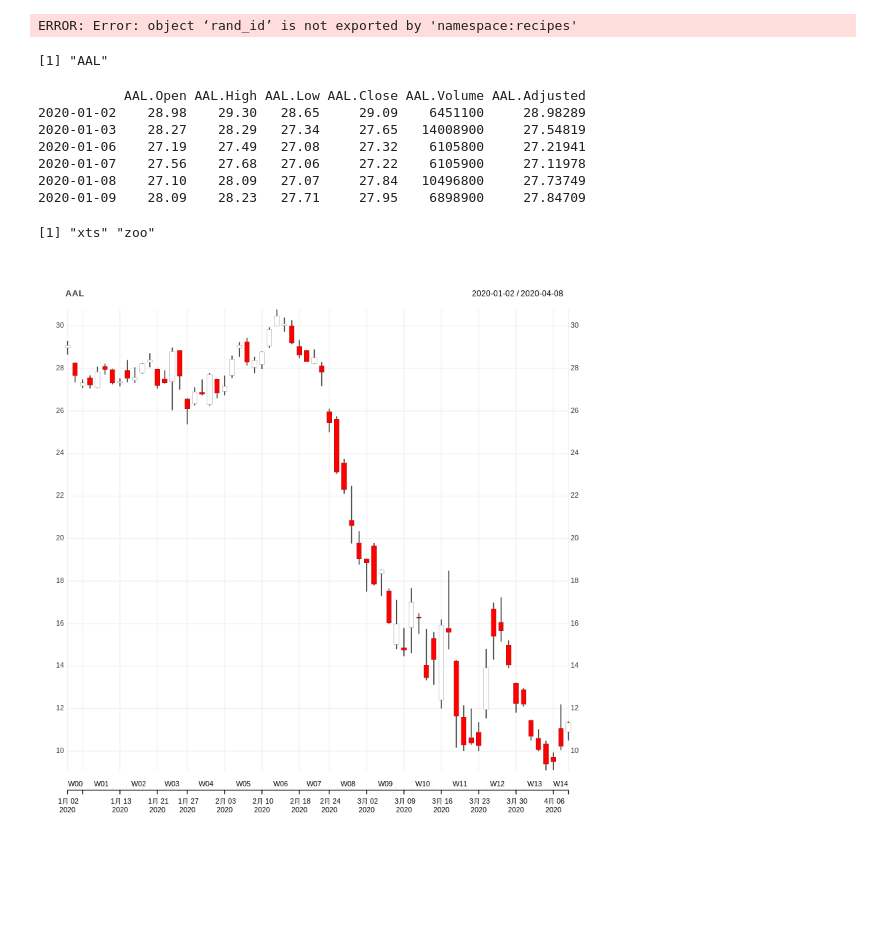
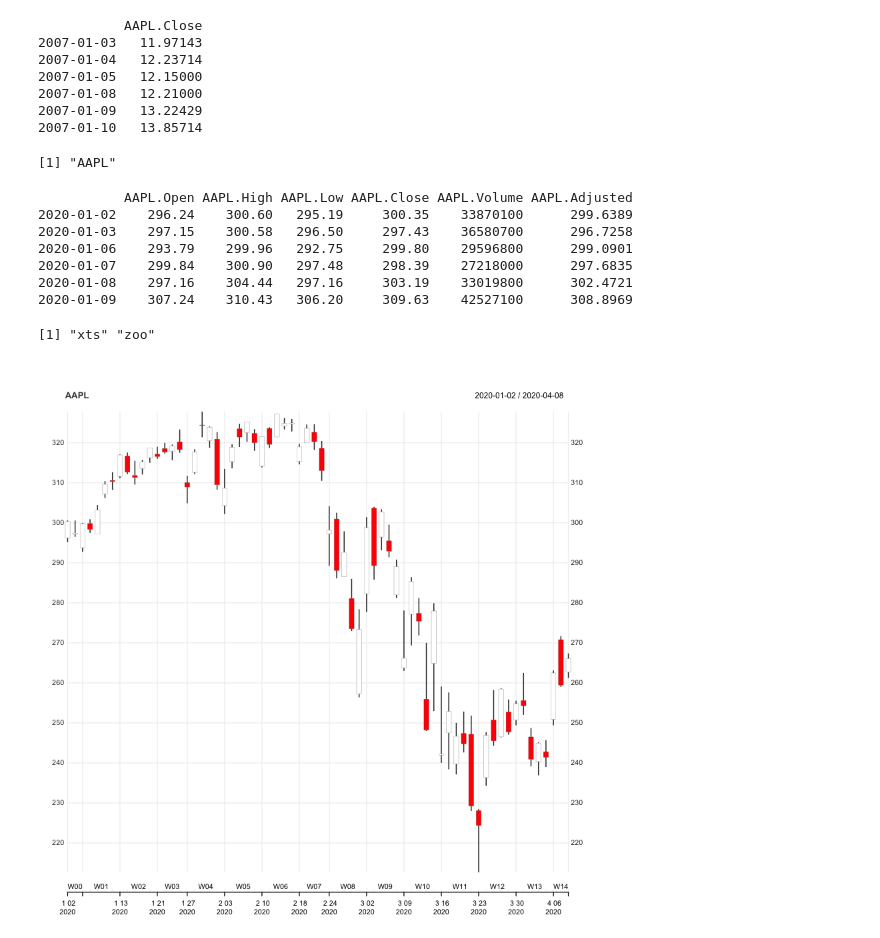
Before and after one commit to zhou-wenbin/WUQ_econ, a Jupyter notebook: analysis result/apple stock analysis.ipynb, the cells around one changed output. Saved outputs shown, nothing was run; the diff lists cells and outputs as text; code cells hidden in the pictures; blank space fills up the shorter version.

```diff
--- a/analysis result/apple stock analysis.ipynb
+++ b/analysis result/apple stock analysis.ipynb
@@ -45,28 +25,36 @@ options("getSymbols.yahoo.warning"=FALSE).
+# %%
+head(aaplClose)
+# %% [output]
+           AAPL.Close
+2007-01-03   11.97143
+2007-01-04   12.23714
+2007-01-05   12.15000
+2007-01-08   12.21000
+2007-01-09   13.22429
+2007-01-10   13.85714
 # %%
-aapl <- tq_get('AAL',
+aapl <- tq_get('AAPL',
                from = "2017-01-01",
                to = "2019-03-01",
                get = "stock.prices")
-# %% [output]
-ERROR: Error: object ‘rand_id’ is not exported by 'namespace:recipes'
 # %%
 options("getSymbols.warning4.0"=FALSE)
 options("getSymbols.yahoo.warning"=FALSE)
 # Downloading Apple price using quantmod
 
-getSymbols("AAL", from = '2020-01-01',
+getSymbols("AAPL", from = '2020-01-01',
            to = "2020-04-09",warnings = FALSE,
            auto.assign = TRUE)
 # %% [output]
-[1] "AAL"
+[1] "AAPL"
 # %%
-head(AAL)
+head(AAPL)
 # %% [output]
-           AAL.Open AAL.High AAL.Low AAL.Close AAL.Volume AAL.Adjusted
-2020-01-02    28.98    29.30   28.65     29.09    6451100     28.98289
-2020-01-03    28.27    28.29   27.34     27.65   14008900     27.54819
-2020-01-06    27.19    27.49   27.08     27.32    6105800     27.21941
-2020-01-07    27.56    27.68   27.06     27.22    6105900     27.11978
-2020-01-08    27.10    28.09   27.07     27.84   10496800     27.73749
-2020-01-09    28.09    28.23   27.71     27.95    6898900     27.84709
+           AAPL.Open AAPL.High AAPL.Low AAPL.Close AAPL.Volume AAPL.Adjusted
+2020-01-02    296.24    300.60   295.19     300.35    33870100      299.6389
+2020-01-03    297.15    300.58   296.50     297.43    36580700      296.7258
+2020-01-06    293.79    299.96   292.75     299.80    29596800      299.0901
+2020-01-07    299.84    300.90   297.48     298.39    27218000      297.6835
+2020-01-08    297.16    304.44   297.16     303.19    33019800      302.4721
+2020-01-09    307.24    310.43   306.20     309.63    42527100      308.8969
 # %%
@@ -74,6 +62,6 @@ class(AAL)
 # %% [output]
 [1] "xts" "zoo"
 # %%
-chart_Series(AAL)
+chart_Series(AAPL)
 # %% [output]
-[figure, old version]
+[figure, new version]
```
Also changed, not shown: parts of 10 cells of this notebook, 7 other files.
